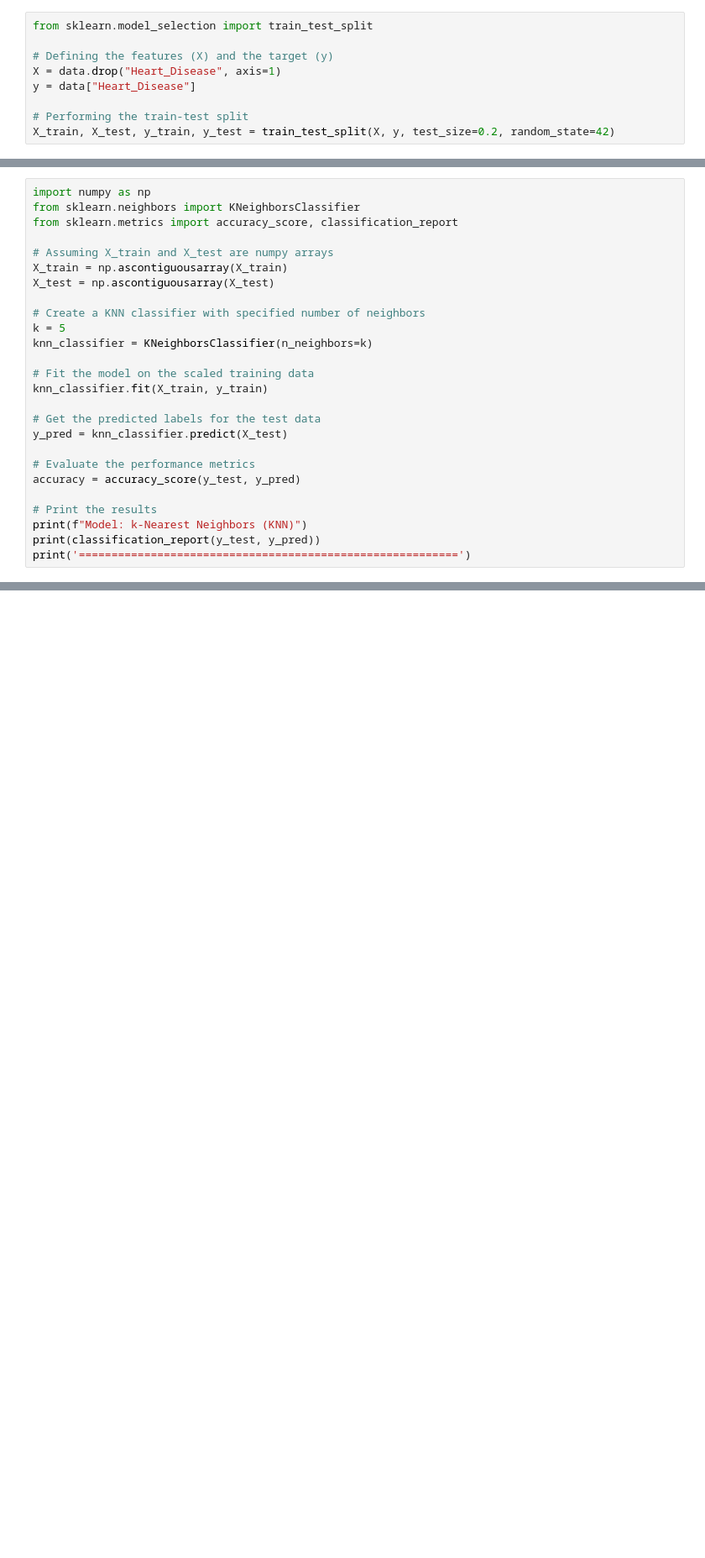
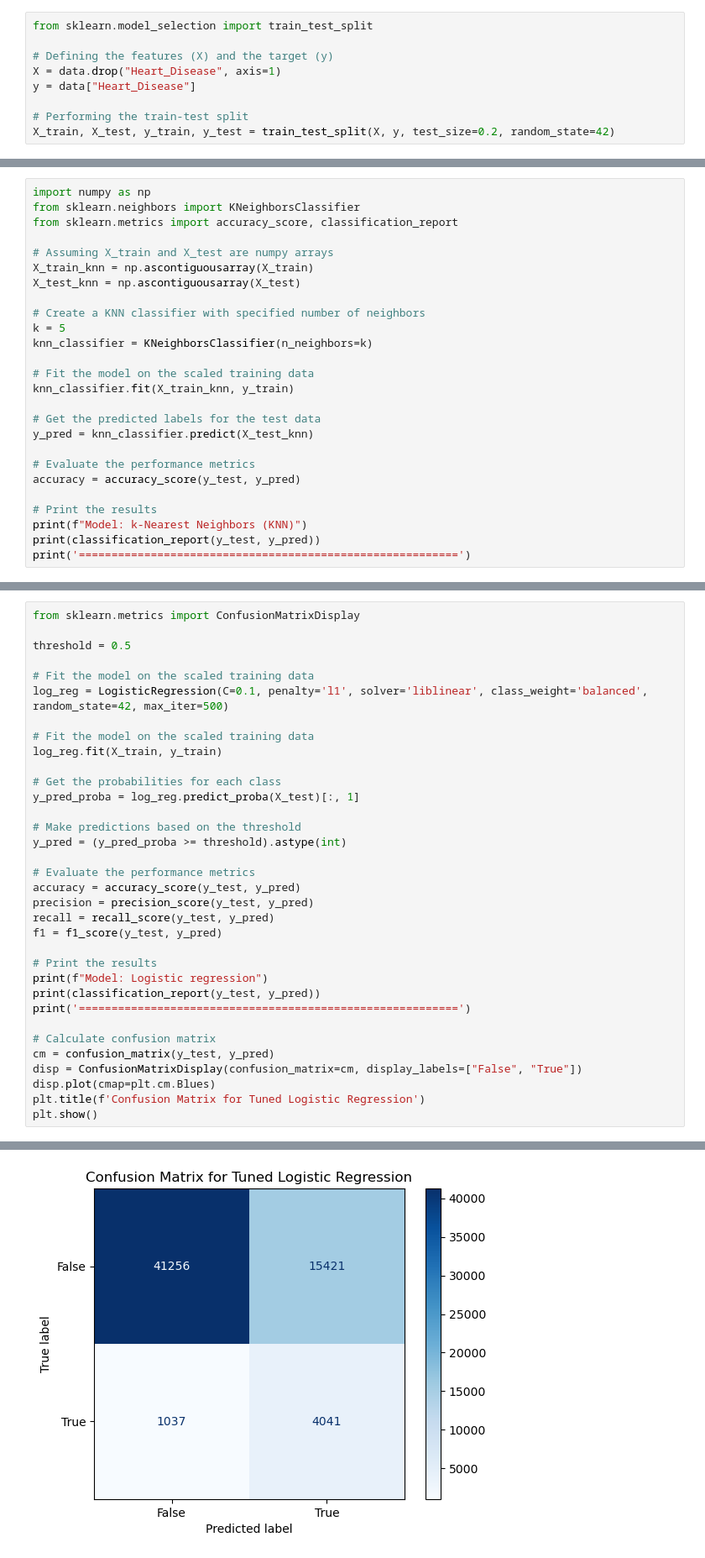
Before and after one commit to ziyanoffl/Heart_Disease_Prediction, a Jupyter notebook: data_modelling_cardiovascular.ipynb, the cells around one changed output, grey strips where cells are left out. Shown at 84% size. Saved outputs shown, nothing was run; the diff lists cells and outputs as text; blank space fills up the shorter version.

```diff
--- a/data_modelling_cardiovascular.ipynb
+++ b/data_modelling_cardiovascular.ipynb
@@ -116,18 +219,18 @@ from sklearn.neighbors import KNeighborsClassifier
 from sklearn.metrics import accuracy_score, classification_report
 
 # Assuming X_train and X_test are numpy arrays
-X_train = np.ascontiguousarray(X_train)
-X_test = np.ascontiguousarray(X_test)
+X_train_knn = np.ascontiguousarray(X_train)
+X_test_knn = np.ascontiguousarray(X_test)
 
 # Create a KNN classifier with specified number of neighbors
 k = 5
 knn_classifier = KNeighborsClassifier(n_neighbors=k)
 
 # Fit the model on the scaled training data
-knn_classifier.fit(X_train, y_train)
+knn_classifier.fit(X_train_knn, y_train)
 
 # Get the predicted labels for the test data
-y_pred = knn_classifier.predict(X_test)
+y_pred = knn_classifier.predict(X_test_knn)
 
 # Evaluate the performance metrics
 accuracy = accuracy_score(y_test, y_pred)
@@ -186,0 +648,35 @@ weighted avg       0.91      0.80      0.84     61755
+# %%
+from sklearn.metrics import ConfusionMatrixDisplay
+
+threshold = 0.5
+
+# Fit the model on the scaled training data
+log_reg = LogisticRegression(C=0.1, penalty='l1', solver='liblinear', class_weight='balanced', random_state=42, max_iter=500)
+
+# Fit the model on the scaled training data
+log_reg.fit(X_train, y_train)
+
+# Get the probabilities for each class
+y_pred_proba = log_reg.predict_proba(X_test)[:, 1]
+
+# Make predictions based on the threshold
+y_pred = (y_pred_proba >= threshold).astype(int)
+
+# Evaluate the performance metrics
+accuracy = accuracy_score(y_test, y_pred)
+precision = precision_score(y_test, y_pred)
+recall = recall_score(y_test, y_pred)
+f1 = f1_score(y_test, y_pred)
+
+# Print the results
+print(f"Model: Logistic regression")
+print(classification_report(y_test, y_pred))
+print('==========================================================')
+
+# Calculate confusion matrix
+cm = confusion_matrix(y_test, y_pred)
+disp = ConfusionMatrixDisplay(confusion_matrix=cm, display_labels=["False", "True"])
+disp.plot(cmap=plt.cm.Blues)
+plt.title(f'Confusion Matrix for Tuned Logistic Regression')
+plt.show()
+# %% [output]
@@ -186,0 +694 @@ weighted avg       0.91      0.80      0.84     61755
+[figure, added]
```
Also changed, not shown: parts of 33 cells of this notebook, 2 other files.
